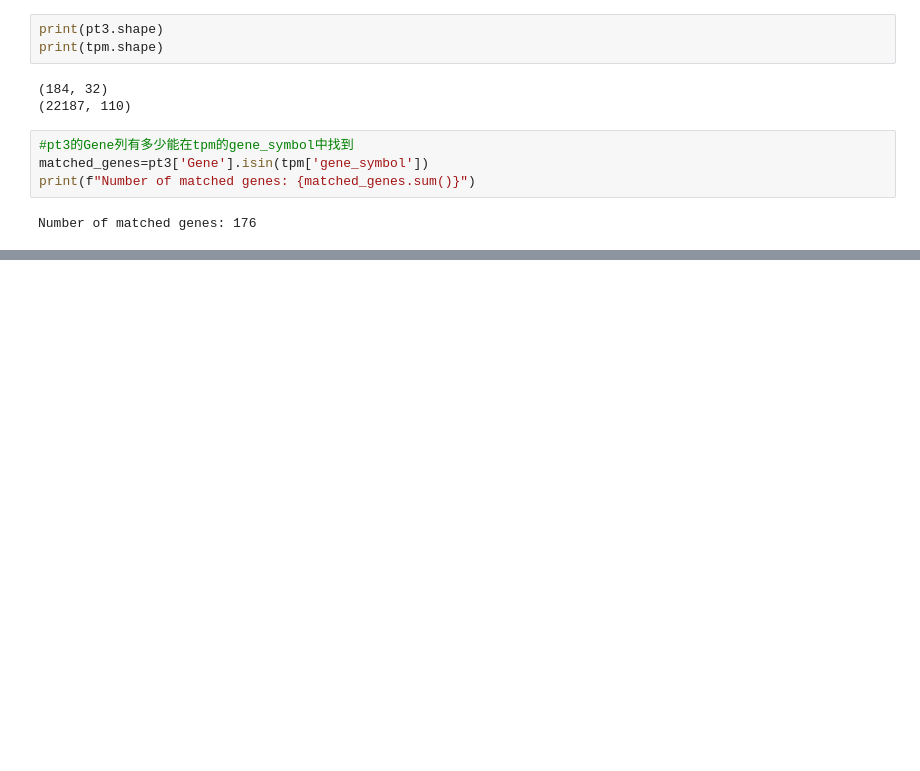
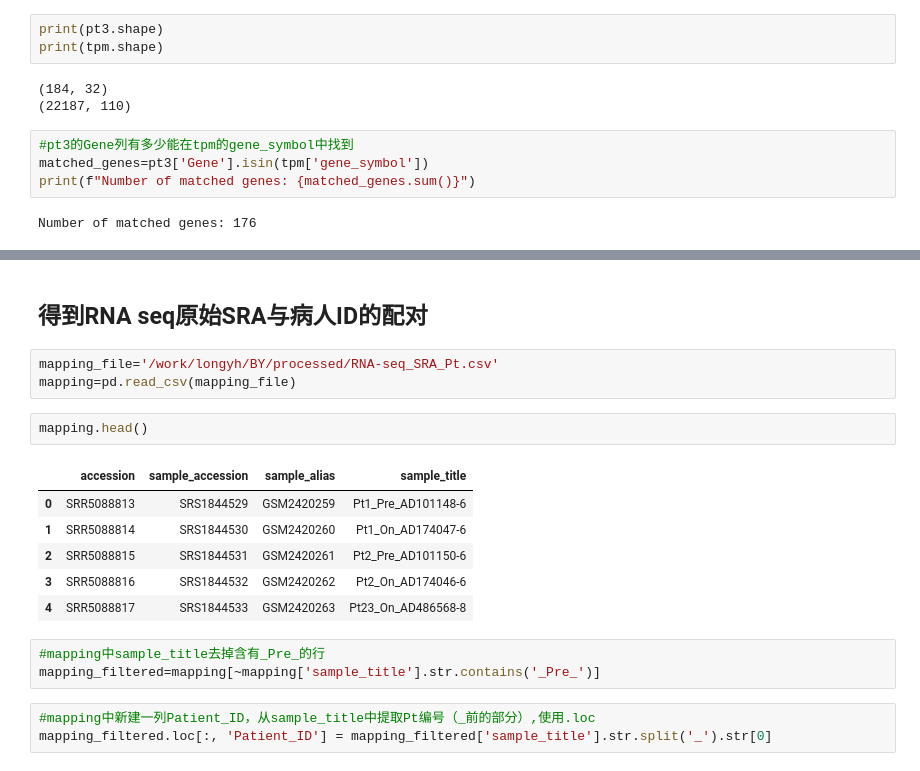
Before and after one commit to Ethanlong2000/Capstone-Project, a Jupyter notebook: script/gene_name_paired.ipynb, the cells around one changed output, grey strips where cells are left out. Cells and saved outputs as stored; diff of their text form; blank space fills up the shorter version.

```diff
--- a/script/gene_name_paired.ipynb
+++ b/script/gene_name_paired.ipynb
@@ -34,0 +253,20 @@ Number of matched genes: 176
+# %% [markdown]
+## 得到RNA seq原始SRA与病人ID的配对
+# %%
+mapping_file='/work/longyh/BY/processed/RNA-seq_SRA_Pt.csv'
+mapping=pd.read_csv(mapping_file)
+# %%
+mapping.head()
+# %% [output]
+|  | accession | sample_accession | sample_alias | sample_title |
+| 0 | SRR5088813 | SRS1844529 | GSM2420259 | Pt1_Pre_AD101148-6 |
+| 1 | SRR5088814 | SRS1844530 | GSM2420260 | Pt1_On_AD174047-6 |
+| 2 | SRR5088815 | SRS1844531 | GSM2420261 | Pt2_Pre_AD101150-6 |
+| 3 | SRR5088816 | SRS1844532 | GSM2420262 | Pt2_On_AD174046-6 |
+| 4 | SRR5088817 | SRS1844533 | GSM2420263 | Pt23_On_AD486568-8 |
+# %%
+#mapping中sample_title去掉含有_Pre_的行
+mapping_filtered=mapping[~mapping['sample_title'].str.contains('_Pre_')]
+# %%
+#mapping中新建一列Patient_ID，从sample_title中提取Pt编号（_前的部分）,使用.loc
+mapping_filtered.loc[:, 'Patient_ID'] = mapping_filtered['sample_title'].str.split('_').str[0]
```
Also changed, not shown: parts of 28 cells of this notebook, 5 other files.
